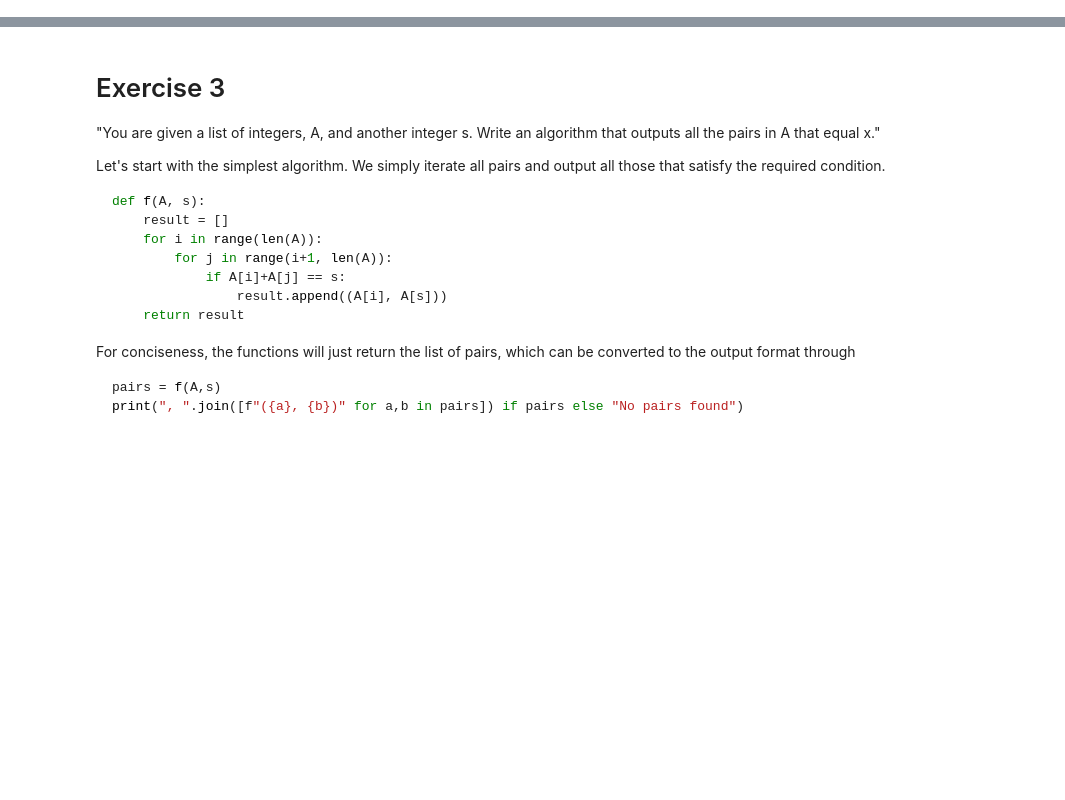
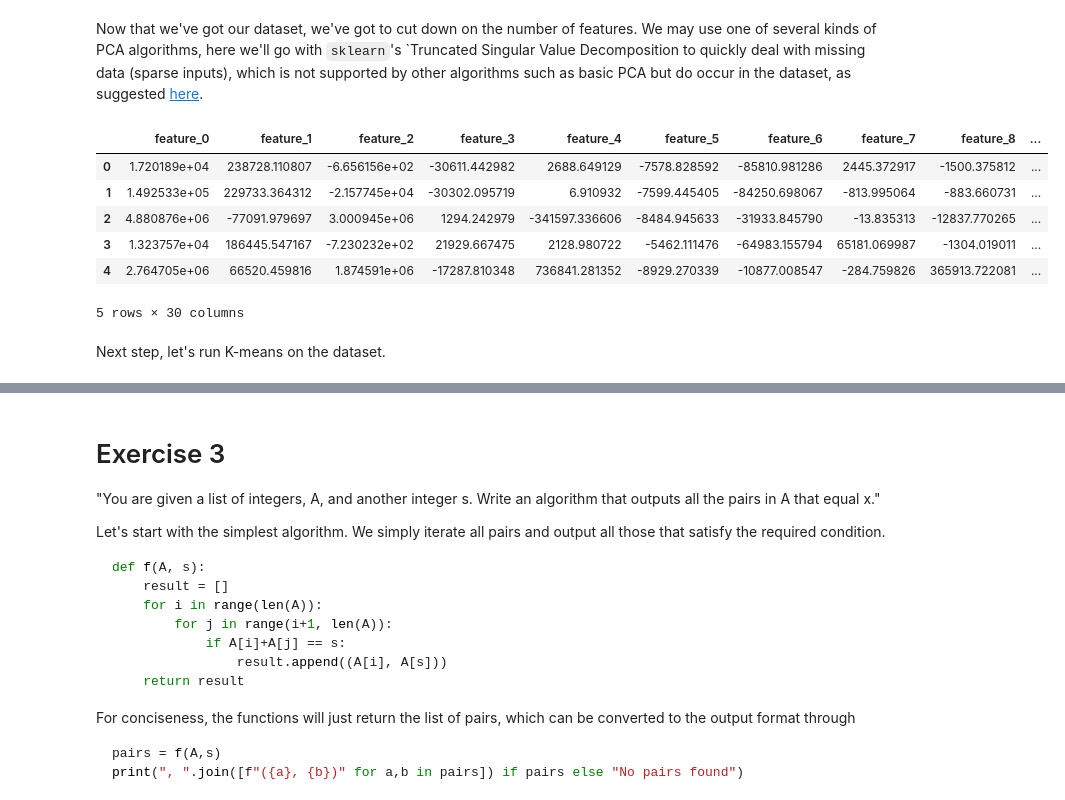
Before and after one commit to micferr/ADM_HW4, a Jupyter notebook: main.ipynb, the cells around one changed output, grey strips where cells are left out. Saved outputs shown, nothing was run; the diff lists cells and outputs as text; code cells hidden in the pictures; blank space fills up the shorter version.

```diff
--- a/main.ipynb
+++ b/main.ipynb
@@ -2,0 +76,24 @@
+# %%
+CUT_SIZE = 5  # Size of the cuts to apply to the signatures
+
+def hash(signature_cut, max_value):
+    sc = signature_cut # for conciseness
+    s = 87*sc[0]+23*sc[1]+125*sc[2]+4*sc[3]+111*sc[4] # Values from the book, plus a random one
+    return s % max_value
+
+max_value_for_hash = 433 # Next prime after 431, length of the multi-hot vectors
+
+buckets = {}
+
+for track_name, signature in tracks_signatures.items():
+    for i in range(0, len(signature), CUT_SIZE):
+        cut = signature[i:i+CUT_SIZE]
+        h = hash(cut, max_value_for_hash)
+        if h not in buckets:
+            buckets[h] = []
+        buckets[h].append((track_name, signature))
+
+with open("buckets.pkl", "wb") as buckets_out:
+    pickle.dump(buckets, buckets_out)
+
+print(len(buckets))
@@ -2,0 +201,7 @@
+# %%
+from hw_utils import ECHONEST_PATH, FEATURES_PATH, TRACKS_PATH
+import pandas as pd
+
+echonest, features, tracks = pd.read_csv(ECHONEST_PATH), pd.read_csv(FEATURES_PATH), pd.read_csv(TRACKS_PATH)
+
+echonest.head()
@@ -2,0 +238,4 @@
+# %%
+merged_dataset = tracks.join(echonest, on="track_id", how="left", rsuffix="_").join(features, on="track_id", how="left", rsuffix="_")
+print(f"Dataset entries: {len(merged_dataset)}")
+merged_dataset.head()
@@ -2,0 +257,20 @@
+# %% [markdown]
+Now that we've got our dataset, we've got to cut down on the number of features. We may use one of several kinds of PCA algorithms, here we'll go with `sklearn`'s `Truncated Singular Value Decomposition to quickly deal with missing data (sparse inputs), which is not supported by other algorithms such as basic PCA but do occur in the dataset, as suggested [here](https://scikit-learn.org/stable/modules/generated/sklearn.decomposition.PCA.html).
+# %%
+from sklearn.decomposition import TruncatedSVD
+
+svd_dataset_np = TruncatedSVD(30, n_iter=20).fit_transform(merged_dataset._get_numeric_data())
+# Convert back to a Pandas DataFrame, save to file and show some records
+svd_dataset = pd.DataFrame(svd_dataset_np, columns=[f"feature_{i}" for i in range(30)])
+svd_dataset.to_csv("svd_dataset.csv")
+svd_dataset.head()
+# %% [output]
+|  | feature_0 | feature_1 | feature_2 | feature_3 | feature_4 | feature_5 | feature_6 | feature_7 | feature_8 | ... |
+| 0 | 1.720189e+04 | 238728.110807 | -6.656156e+02 | -30611.442982 | 2688.649129 | -7578.828592 | -85810.981286 | 2445.372917 | -1500.375812 | ... |
+| 1 | 1.492533e+05 | 229733.364312 | -2.157745e+04 | -30302.095719 | 6.910932 | -7599.445405 | -84250.698067 | -813.995064 | -883.660731 | ... |
+| 2 | 4.880876e+06 | -77091.979697 | 3.000945e+06 | 1294.242979 | -341597.336606 | -8484.945633 | -31933.845790 | -13.835313 | -12837.770265 | ... |
+| 3 | 1.323757e+04 | 186445.547167 | -7.230232e+02 | 21929.667475 | 2128.980722 | -5462.111476 | -64983.155794 | 65181.069987 | -1304.019011 | ... |
+| 4 | 2.764705e+06 | 66520.459816 | 1.874591e+06 | -17287.810348 | 736841.281352 | -8929.270339 | -10877.008547 | -284.759826 | 365913.722081 | ... |
+5 rows × 30 columns
+# %% [markdown]
+Next step, let's run K-means on the dataset.
```
Also changed, not shown: parts of 26 cells of this notebook, 5 other files.
